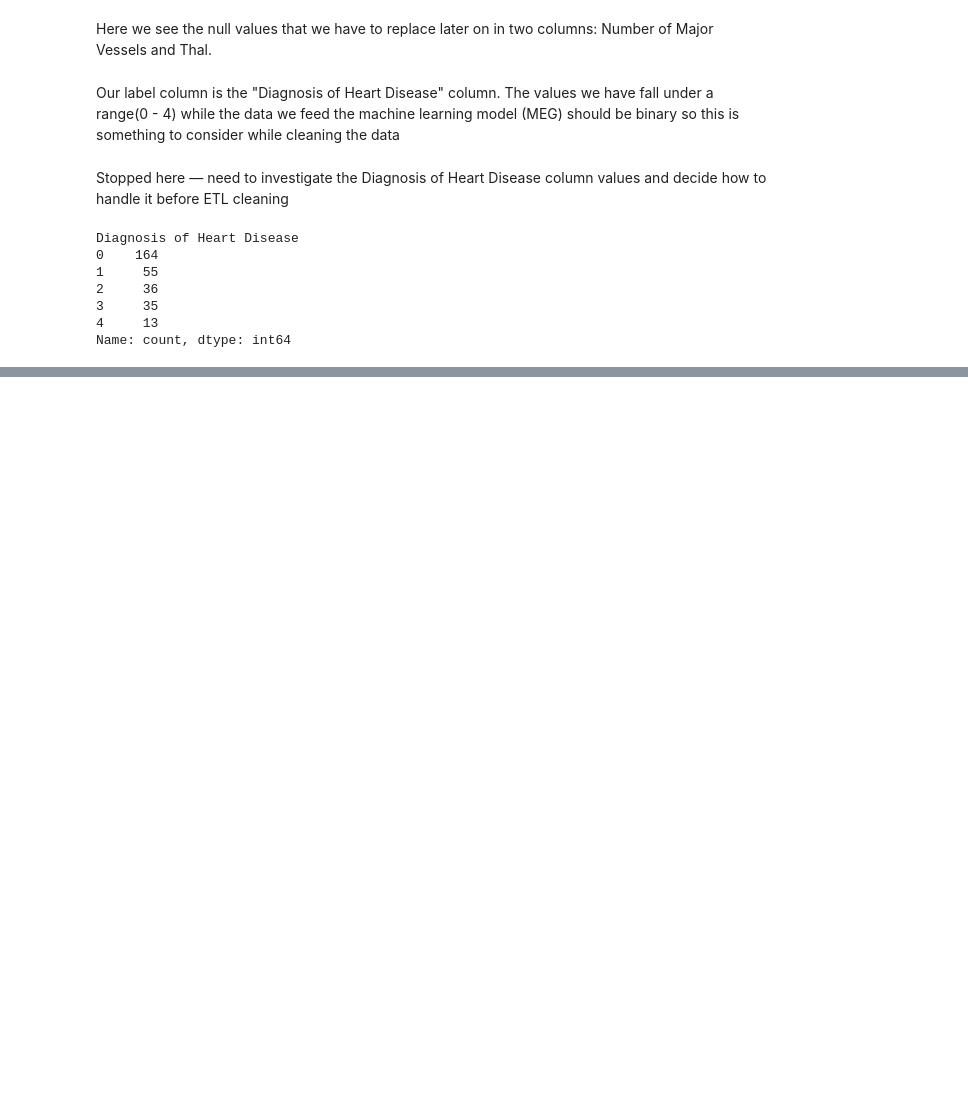
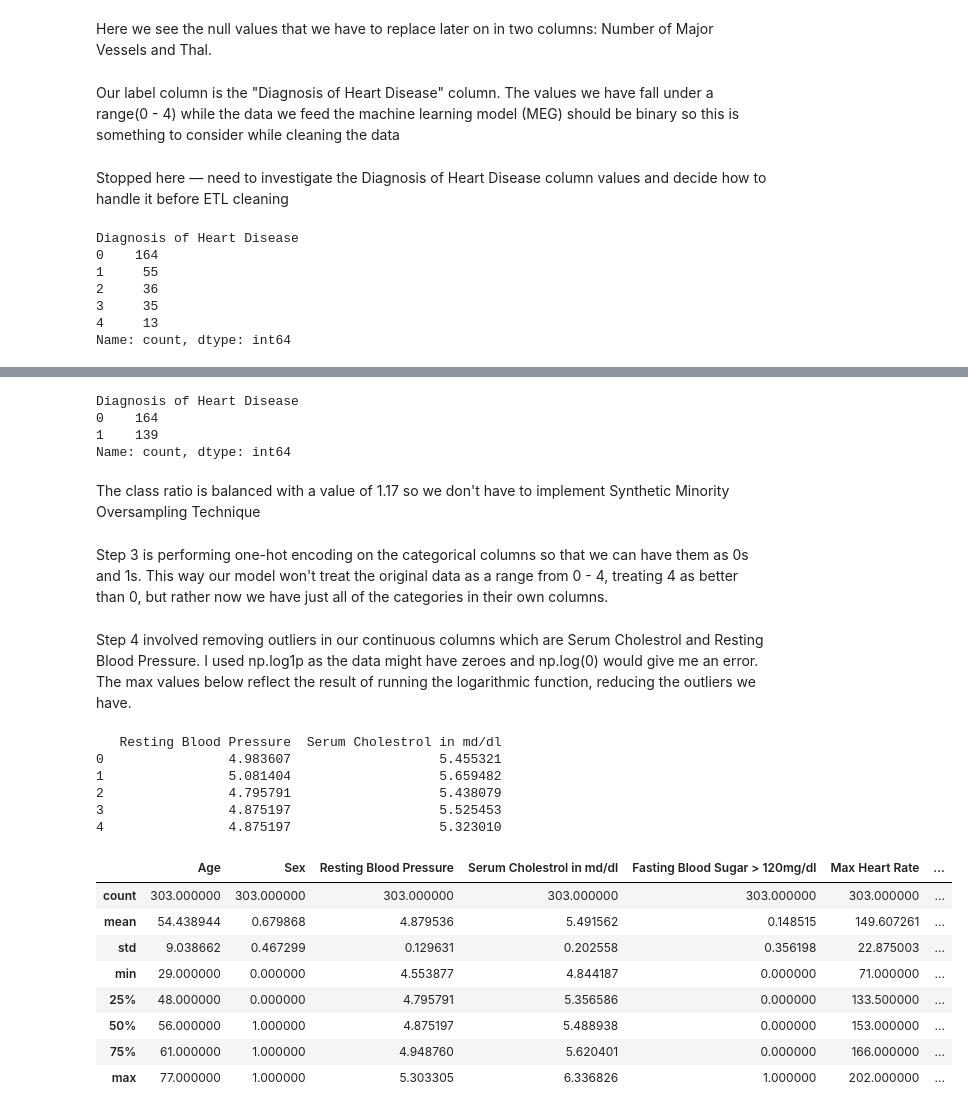
Before and after one commit to aarnavanoop/healthcare-pipeline, a Jupyter notebook: healthcare-pipeline.ipynb, the cells around one changed output, grey strips where cells are left out. Cells and saved outputs as stored; diff of their text form; code cells hidden in the pictures; blank space fills up the shorter version.

```diff
--- a/healthcare-pipeline.ipynb
+++ b/healthcare-pipeline.ipynb
@@ -147,0 +130,7 @@ Nothing to do: Sex, Fasting blood sugar, exercise Induced Angina
+# %%
+df['Number of Major Vessels'] = pd.to_numeric(df['Number of Major Vessels'], errors = 'coerce')
+df['Thal'] = pd.to_numeric(df['Thal'], errors = 'coerce')
+df['Number of Major Vessels'] = df['Number of Major Vessels'].fillna(df['Number of Major Vessels'].median())
+df['Thal'] = df['Thal'].fillna(df['Thal'].median())
+df.info()
+df.isnull().sum()
@@ -147,0 +172,44 @@ Nothing to do: Sex, Fasting blood sugar, exercise Induced Angina
+# %%
+replacement_mapping = {0: 0,
+                       1: 1,
+                       2: 1,
+                       3: 1,
+                       4: 1}
+
+df['Diagnosis of Heart Disease'] = df['Diagnosis of Heart Disease'].replace(replacement_mapping)
+df['Diagnosis of Heart Disease'].value_counts()
+# %% [output]
+Diagnosis of Heart Disease
+0    164
+1    139
+Name: count, dtype: int64
+# %% [markdown]
+The class ratio is balanced with a value of 1.17 so we don't have to implement Synthetic Minority Oversampling Technique
+# %% [markdown]
+Step 3 is performing one-hot encoding on the categorical columns so that we can have them as 0s and 1s. This way our model won't treat the original data as a range from 0 - 4, treating 4 as better than 0, but rather now we have just all of the categories in their own columns.
+# %%
+columns_to_encode = ['Chest-Pain Type', 'Resting electrocardiographic results', 'Thal', 'Slope of the peak exercise ST Segment' ]
+df = pd.get_dummies(df, columns = columns_to_encode, drop_first = True, dtype = int)
+# %% [markdown]
+Step 4 involved removing outliers in our continuous columns which are Serum Cholestrol and Resting Blood Pressure. I used np.log1p as the data might have zeroes and np.log(0) would give me an error. The max values below reflect the result of running the logarithmic function, reducing the outliers we have.
+# %%
+df['Serum Cholestrol in md/dl'] = np.log1p(df['Serum Cholestrol in md/dl'])
+df['Resting Blood Pressure'] = np.log1p(df['Resting Blood Pressure'])
+print(df[['Resting Blood Pressure', 'Serum Cholestrol in md/dl']].head())
+df.describe()
+# %% [output]
+   Resting Blood Pressure  Serum Cholestrol in md/dl
+0                4.983607                   5.455321
+1                5.081404                   5.659482
+2                4.795791                   5.438079
+3                4.875197                   5.525453
+4                4.875197                   5.323010
+|  | Age | Sex | Resting Blood Pressure | Serum Cholestrol in md/dl | Fasting Blood Sugar > 120mg/dl | Max Heart Rate | ... |
+| count | 303.000000 | 303.000000 | 303.000000 | 303.000000 | 303.000000 | 303.000000 | ... |
+| mean | 54.438944 | 0.679868 | 4.879536 | 5.491562 | 0.148515 | 149.607261 | ... |
+| std | 9.038662 | 0.467299 | 0.129631 | 0.202558 | 0.356198 | 22.875003 | ... |
+| min | 29.000000 | 0.000000 | 4.553877 | 4.844187 | 0.000000 | 71.000000 | ... |
+| 25% | 48.000000 | 0.000000 | 4.795791 | 5.356586 | 0.000000 | 133.500000 | ... |
+| 50% | 56.000000 | 1.000000 | 4.875197 | 5.488938 | 0.000000 | 153.000000 | ... |
+| 75% | 61.000000 | 1.000000 | 4.948760 | 5.620401 | 0.000000 | 166.000000 | ... |
+| max | 77.000000 | 1.000000 | 5.303305 | 6.336826 | 1.000000 | 202.000000 | ... |
```
Also changed, not shown: parts of 8 cells of this notebook.
